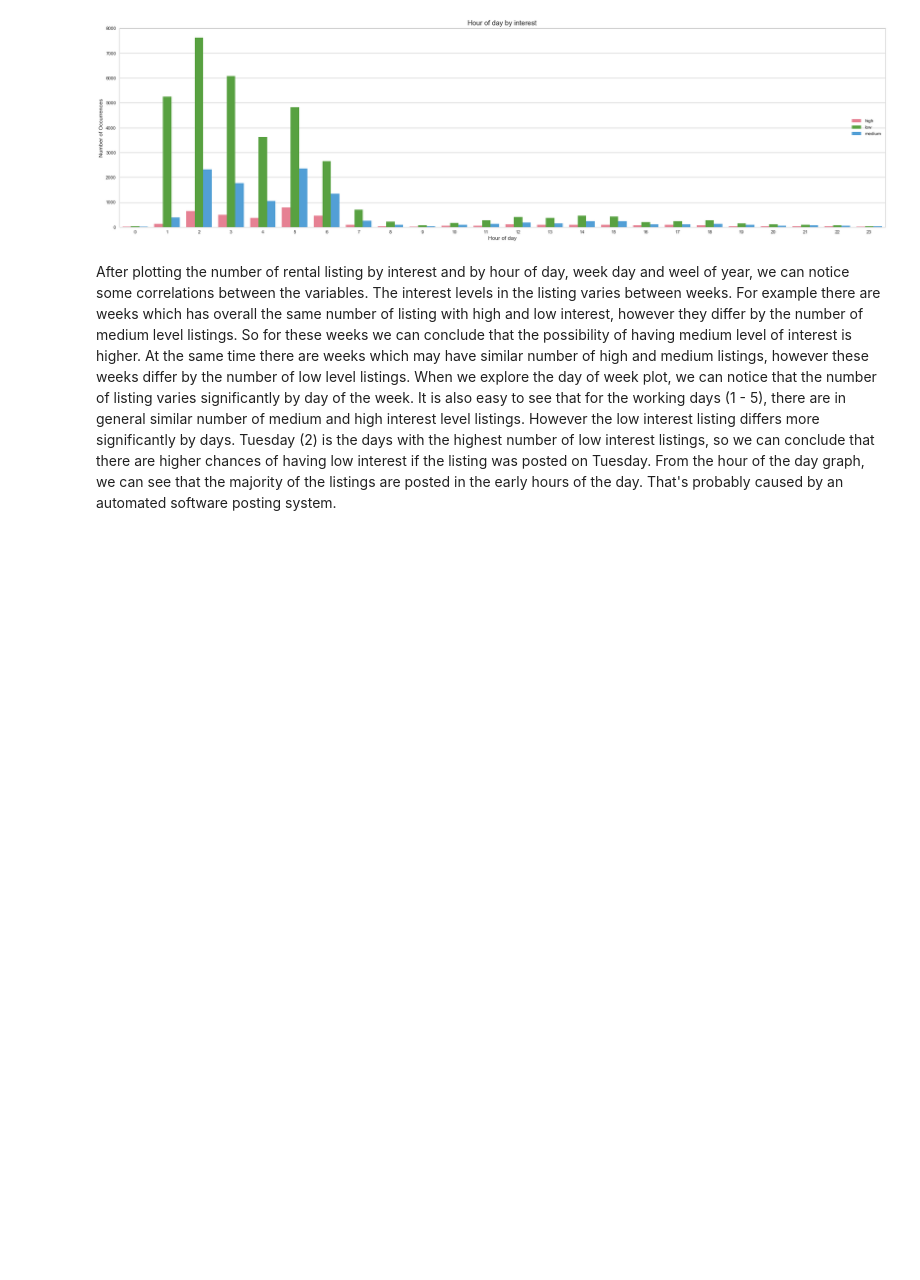
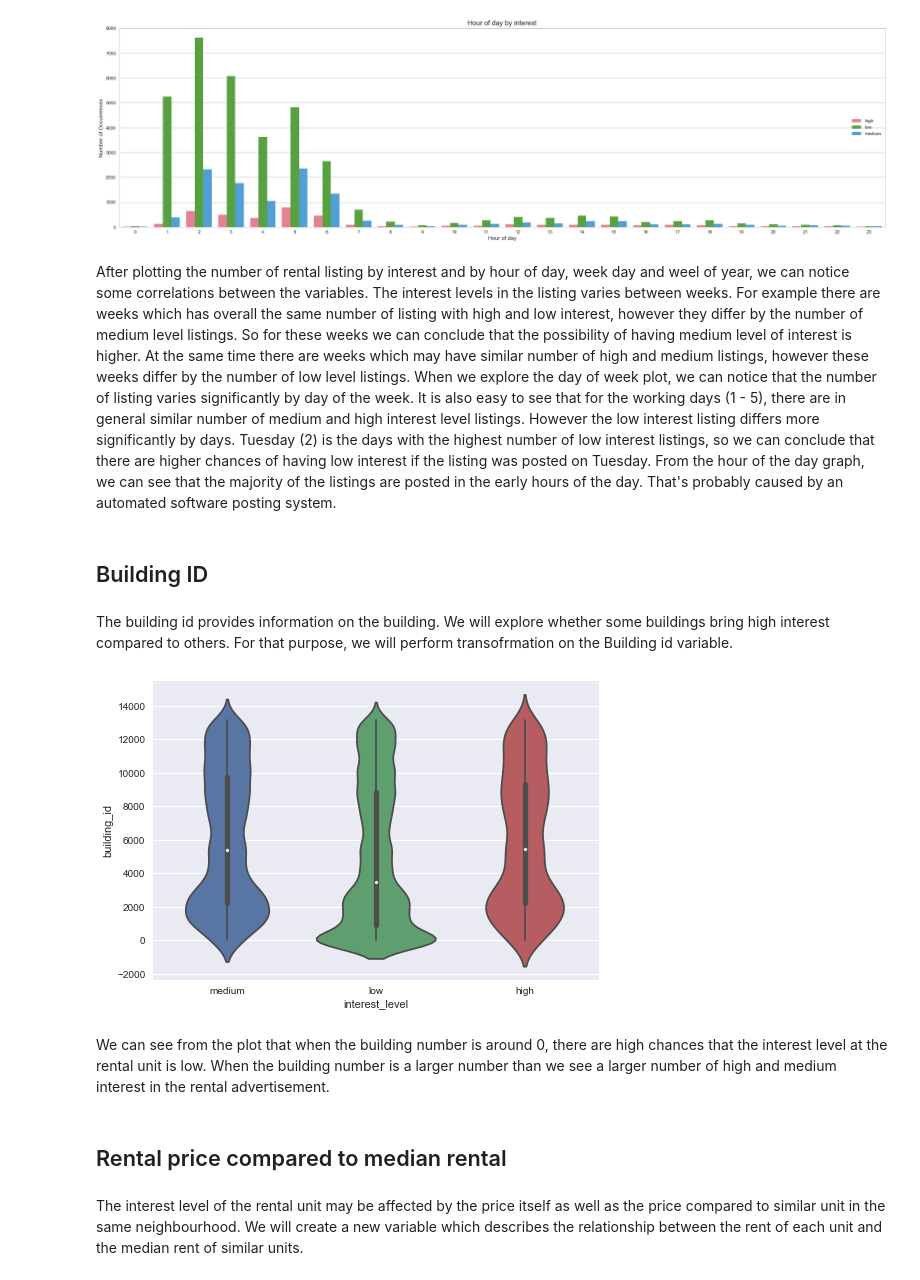
Before and after one commit to data-space/class-rent, a Jupyter notebook: Data exploration - Sev Lazarova.ipynb, the cells around one changed output. Cells and saved outputs as stored; diff of their text form; code cells hidden in the pictures; blank space fills up the shorter version.

```diff
--- a/Data exploration - Sev Lazarova.ipynb
+++ b/Data exploration - Sev Lazarova.ipynb
@@ -14,6 +14,9 @@ sns.palplot(sns.color_palette("RdBu", n_colors=7))
 fileName = "C:\\Users\\sevda\\Documents\\Data Lab\\Six sigma rental property\\train.json\\train.json"
 train_df = pd.read_json(fileName)
 
+fileNameTest = "C:\\Users\\sevda\\Documents\\Data Lab\\Six sigma rental property\\test.json\\test.json"
+test_df = pd.read_json(fileNameTest)
+
 train_df.head()
 # %% [output]
 |  | bathrooms | bedrooms | building_id | created | description | display_address | features | interest_level | ... |
@@ -348,3 +345,25 @@ plt.show()
 [figure]
 # %% [markdown]
 After plotting the number of rental listing by interest and by hour of day, week day and weel of year, we can notice some correlations between the variables. The interest levels in the listing varies between weeks. For example there are weeks which has overall the same number of listing with high and low interest, however they differ by the number of medium level listings. So for these weeks we can conclude that the possibility of having medium level of interest is higher. At the same time there are weeks which may have similar number of high and medium listings, however these weeks differ by the number of low level listings. When we explore the day of week plot, we can notice that the number of listing varies significantly by day of the week. It is also easy to see that for the working days (1 - 5), there are in general similar number of medium and high interest level listings. However the low interest listing differs more significantly by days. Tuesday (2) is the days with the highest number of low interest listings, so we can conclude that there are higher chances of having low interest if the listing was posted on Tuesday. From the hour of the day graph, we can see that the majority of the listings are posted in the early hours of the day. That's probably caused by an automated software posting system.
+# %% [markdown]
+## Building ID
+# %% [markdown]
+The building id provides information on the building. We will explore whether some buildings bring high interest compared to others. For that purpose, we will perform transofrmation on the Building id variable.
+# %%
+from sklearn import preprocessing
+
+lbl = preprocessing.LabelEncoder()
+lbl.fit(list(train_df['building_id'].values) + list(test_df['building_id'].values))
+train_df['building_id'] = lbl.transform(list(train_df['building_id'].values))
+
+sns.violinplot(x="interest_level", y="building_id", data=train_df)
+sns.set(font_scale = 1)
+sns.plt.show()
+# %% [output]
+[figure, added]
+# %% [markdown]
+We can see from the plot that when the building number is around 0, there are high chances that the interest level at the rental unit is low. When the building number is a larger number than we see a larger number of high and medium interest in the rental advertisement.
+# %% [markdown]
+## Rental price compared to median rental
+# %% [markdown]
+The interest level of the rental unit may be affected by the price itself as well as the price compared to similar unit in the same neighbourhood. We will create a new variable which describes the relationship between the rent of each unit and the median rent of similar units.
```
Also changed, not shown: parts of 33 cells of this notebook.
